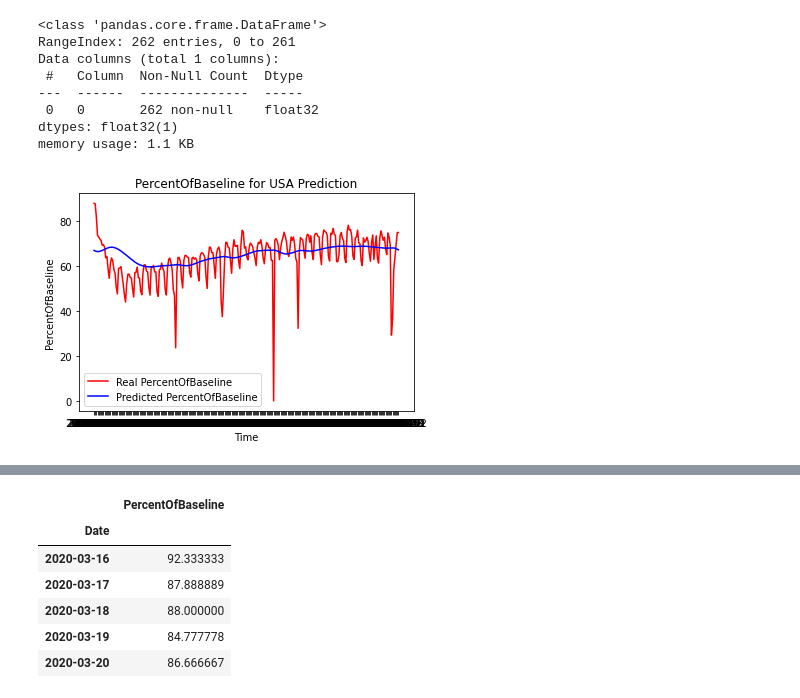
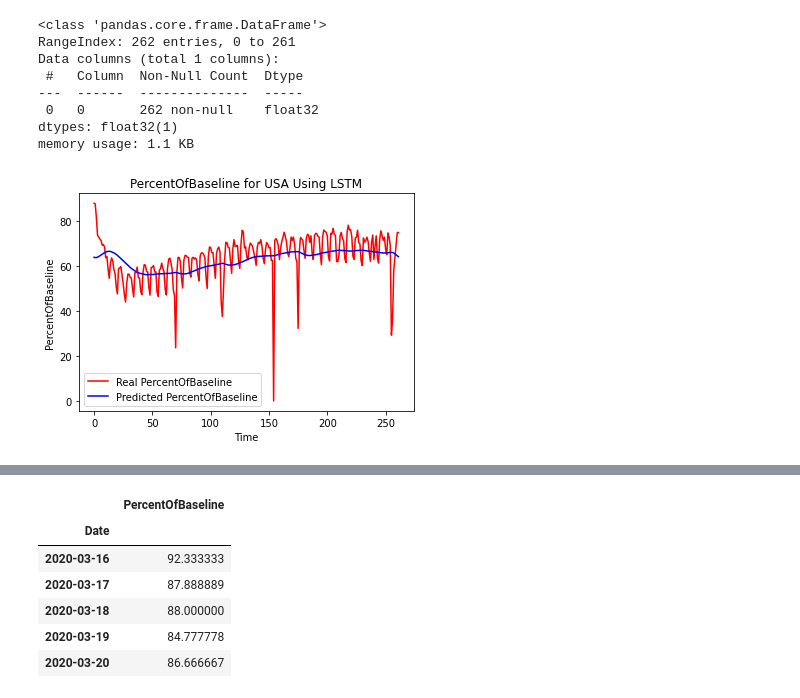
Before and after one commit to Wriyadi/DTS-PRO, a Jupyter notebook: DemoDay_AirportTraffic.ipynb, the cells around one changed output, grey strips where cells are left out. Cells and saved outputs as stored; diff of their text form; code cells hidden in the pictures.

```diff
--- a/DemoDay_AirportTraffic.ipynb
+++ b/DemoDay_AirportTraffic.ipynb
@@ -368,20 +487,15 @@ model = Sequential()
 # %%
-# Adding the first LSTM layer and some Dropout regularisation
-# Adding a second LSTM layer and some Dropout regularisation
-# Adding a third LSTM layer and some Dropout regularisation
-# Adding a fourth LSTM layer and some Dropout regularisation
+# Initialising the RNN using LSTM
+model_USA_RNN = Sequential()
+# Adding the LSTM layer
 # Adding the output layer
 # Code here
-model.add(LSTM(64, return_sequences = True, input_shape = (X_train1.shape[1],1)))
-model.add(Dropout(0.2))
-model.add(LSTM(50, return_sequences = True))
-model.add(Dropout(0.2)),
-model.add(LSTM(50, return_sequences = True))
-model.add(Dropout(0.2))
-model.add(LSTM(50))
-model.add(Dropout(0.2))
-model.add(Dense(1))
-model.summary()
+model_USA_RNN.add(LSTM(64, activation="relu", return_sequences = True, input_shape = (X_train1.shape[1],1)))
+model_USA_RNN.add(Dropout(0.2))
+model_USA_RNN.add(LSTM(50, activation="relu", return_sequences = True))
+model_USA_RNN.add(LSTM(50, activation="relu", return_sequences = False))
+model_USA_RNN.add(Dense(1))
+model_USA_RNN.summary()
 # %% [output]
 Model: "sequential"
 _________________________________________________________________
@@ -403,11 +519,11 @@ _________________________________________________________________
 # %%
 # Compiling the RNN
 # Code here
-model.compile(optimizer='adam', loss='mean_squared_error')
+model_USA_RNN.compile(optimizer=Adam(learning_rate=0.001), loss='mse', metrics=['mse', 'mae'])
 # %%
 # Fitting the RNN to the Training set
 epoch = 100
 batch_size = 32
-model.fit(X_train1, y_train1, epochs=epoch, batch_size=batch_size)
+model_USA_RNN.fit(X_train1, y_train1, epochs=epoch, batch_size=batch_size)
 # %% [output]
 Epoch 1/100
@@ -445,16 +560,17 @@ memory usage: 4.1+ KB
 # %%
 # Getting the predicted PercentOfBaseline
+size_test1 = int(len(df_USA['PercentOfBaseline'])) + size_train1
 dataset_total1 = pd.concat((training_set1['PercentOfBaseline'], test_set1['PercentOfBaseline']), axis = 0)
-inputs1 = dataset_total1[len(dataset_total1) - len(test_set1) - 52:].values
+inputs1 = dataset_total1[len(dataset_total1) - len(test_set1) - size_train1:].values
 inputs1 = inputs1.reshape(-1,1)
-inputs1 = sc.transform(inputs1)
+inputs1 = sc1.transform(inputs1)
 X_test1 = []
-for i in range(52, 314):
-    X_test1.append(inputs1[i-52:i, 0])
+for i in range(size_train1, size_test1):
+    X_test1.append(inputs1[i-size_train1:i, 0])
 X_test1 = np.array(X_test1)
 X_test1 = np.reshape(X_test1, (X_test1.shape[0], X_test1.shape[1], 1))
-predicted_PercentOfBaseline1 = model.predict(X_test1)
-predicted_PercentOfBaseline1 = sc.inverse_transform(predicted_PercentOfBaseline1)
+predicted_PercentOfBaseline1 = model_USA_RNN.predict(X_test1)
+predicted_PercentOfBaseline1 = sc1.inverse_transform(predicted_PercentOfBaseline1)
 # %%
 predicted_PercentOfBaseline1=pd.DataFrame(predicted_PercentOfBaseline1)
 predicted_PercentOfBaseline1.info()
@@ -469,12 +585,12 @@ dtypes: float32(1)
 memory usage: 1.1 KB
 # %%
 # Visualising the results
-plt.plot(df_USA, color = 'red', label = 'Real PercentOfBaseline')
+plt.plot(df_USA['PercentOfBaseline'].values, color = 'red', label = 'Real PercentOfBaseline')
 plt.plot(predicted_PercentOfBaseline1, color = 'blue', label = 'Predicted PercentOfBaseline')
-plt.title('PercentOfBaseline for USA Prediction')
+plt.title('PercentOfBaseline for USA Using LSTM')
 plt.xlabel('Time')
 plt.ylabel('PercentOfBaseline')
 plt.legend()
 plt.show()
 # %% [output]
-[figure, old version]
+[figure, new version]
```
Also changed, not shown: parts of 157 cells of this notebook.
